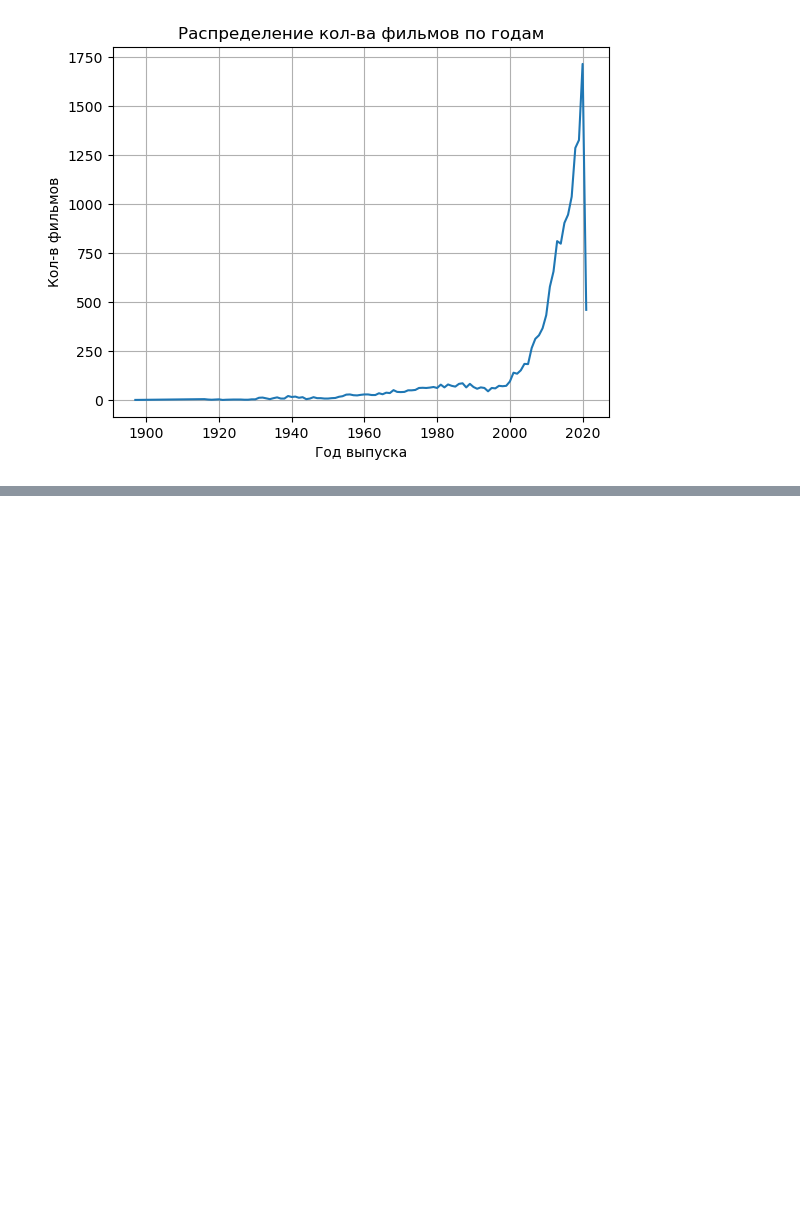
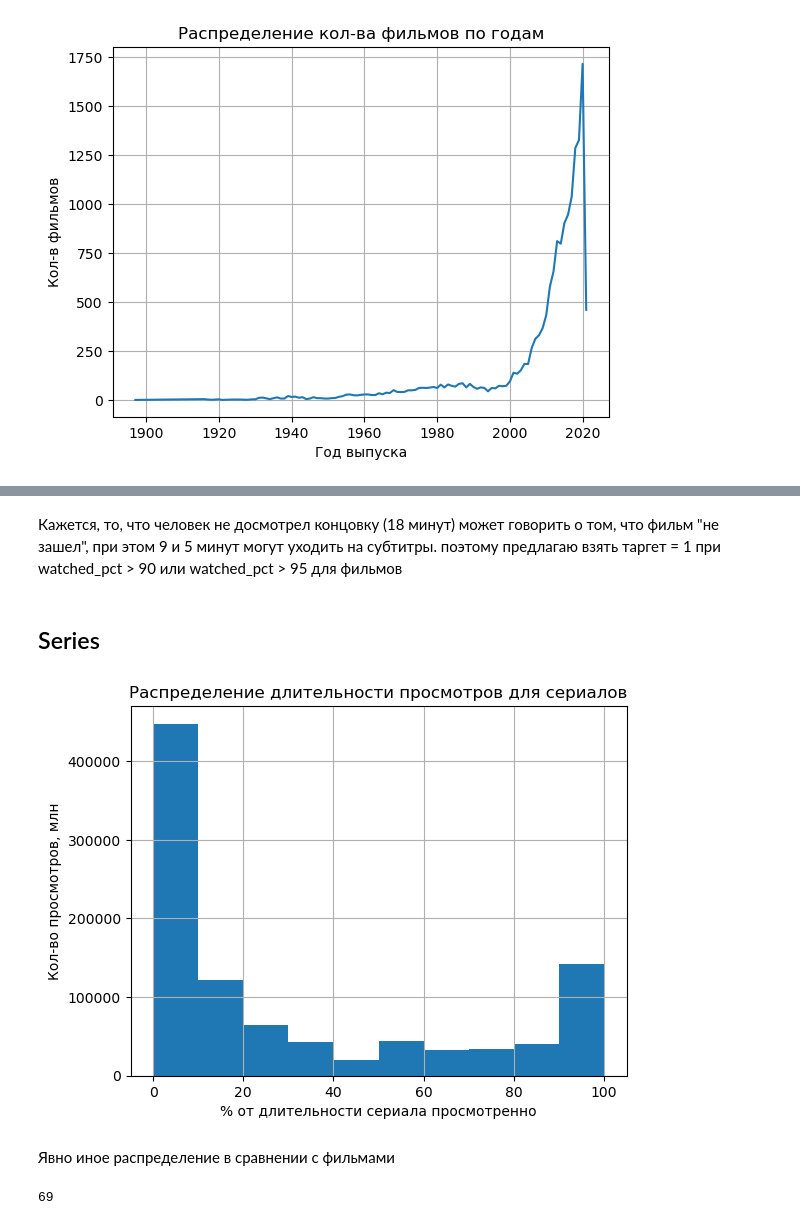
Before and after one commit to dsbulgakovv/ml_team_project_hse, a Jupyter notebook: notebooks/EDA/EDA_IUGAI.ipynb, the cells around one changed output, grey strips where cells are left out. Saved outputs shown, nothing was run; the diff lists cells and outputs as text; code cells hidden in the pictures; blank space fills up the shorter version.

```diff
--- a/notebooks/EDA/EDA_IUGAI.ipynb
+++ b/notebooks/EDA/EDA_IUGAI.ipynb
@@ -451,0 +529,23 @@ plt.grid()
+# %% [markdown]
+Кажется, то, что человек не досмотрел концовку (18 минут) может говорить о том, что фильм "не зашел", при этом 9 и 5 минут могут уходить на субтитры. поэтому предлагаю взять таргет = 1 при watched_pct > 90 или watched_pct > 95 для фильмов
+# %% [markdown]
+## Series
+# %%
+series_df = df[df['content_type']=='series'].copy()
+# %%
+series_df['watched_pct'].hist()
+
+plt.title('Распределение длительности просмотров для сериалов')
+plt.ylabel('Кол-во просмотров, млн')
+plt.xlabel('% от длительности сериала просмотренно')
+
+plt.show()
+# %% [output]
+[figure, added]
+# %% [markdown]
+Явно иное распределение в сравнении с фильмами
+# %%
+# медианная продолжительность в минутах
+round(series_df['total_dur'].median() / 60)
+# %% [output]
+69
```
Also changed, not shown: parts of 18 cells of this notebook.
